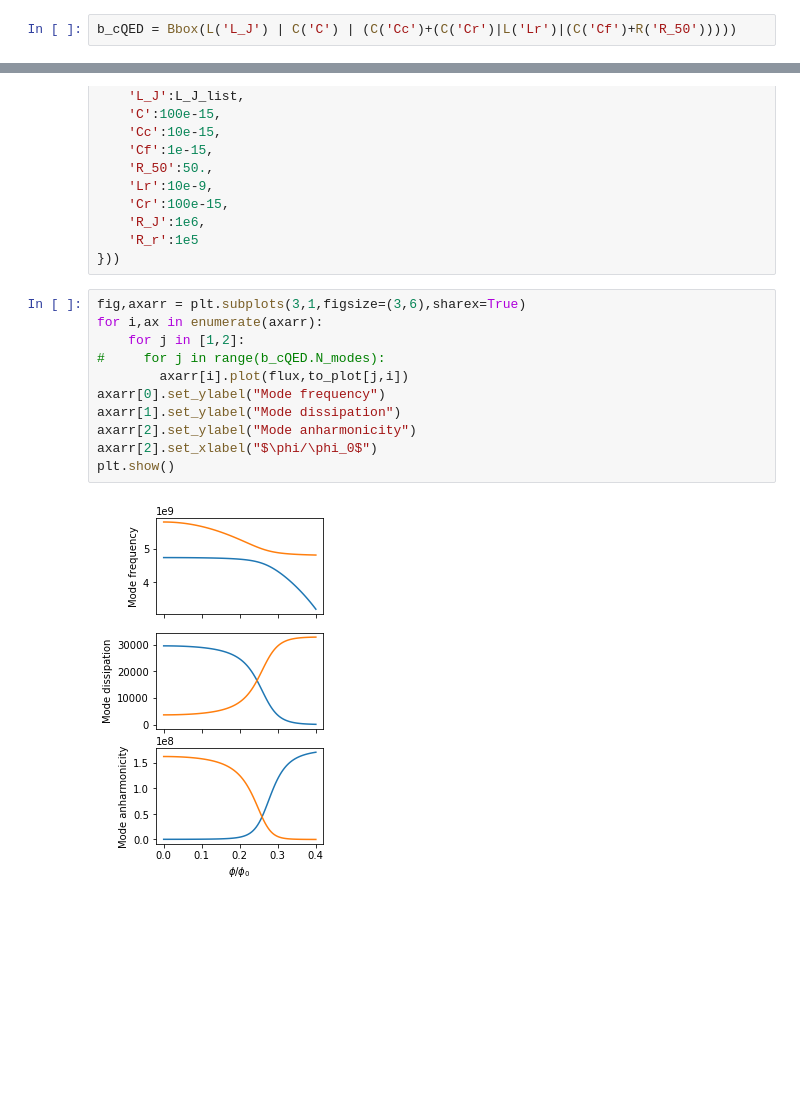
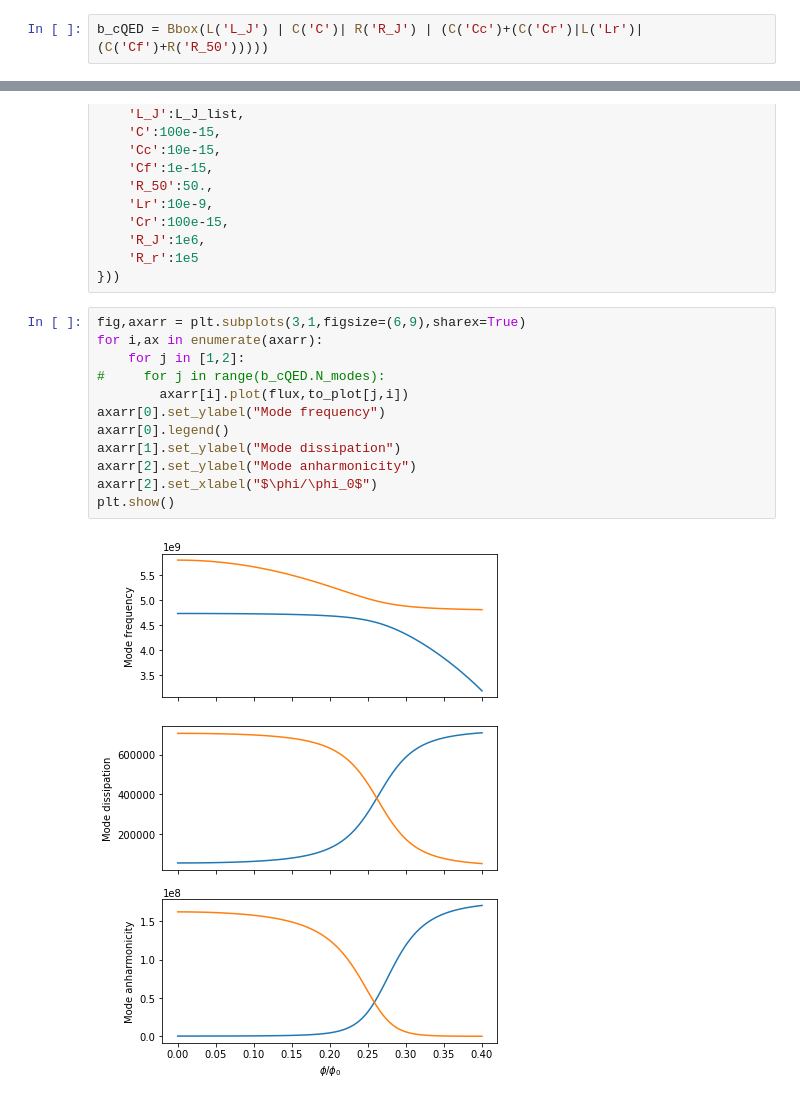
Before and after one commit to qucat/qucat, a Jupyter notebook: Examples.ipynb, the cells around one changed output, grey strips where cells are left out. Cells and saved outputs as stored; diff of their text form; blank space fills up the shorter version.

```diff
--- a/Examples.ipynb
+++ b/Examples.ipynb
@@ -12,7 +11,7 @@ from core import Bbox
 - Elements are assembled in series using the add symbol + and in parallel using |
 - The circuit must be start with the junction and all other elements should be added in parallel. All circuits will hence start with L('L_J') | ....
 # %%
-b_cQED = Bbox(L('L_J') | C('C') | (C('Cc')+(C('Cr')|L('Lr')|(C('Cf')+R('R_50')))))
+b_cQED = Bbox(L('L_J') | C('C')| R('R_J') | (C('Cc')+(C('Cr')|L('Lr')|(C('Cf')+R('R_50')))))
 # %%
 b_cQED.draw()
 # %% [output]
@@ -37,15 +37,16 @@ to_plot =  np.array(b_cQED.normalmodes({
     'R_r':1e5
 }))
 # %%
-fig,axarr = plt.subplots(3,1,figsize=(3,6),sharex=True)
+fig,axarr = plt.subplots(3,1,figsize=(6,9),sharex=True)
 for i,ax in enumerate(axarr):
     for j in [1,2]:
 #     for j in range(b_cQED.N_modes):
         axarr[i].plot(flux,to_plot[j,i])
 axarr[0].set_ylabel("Mode frequency")
+axarr[0].legend()
 axarr[1].set_ylabel("Mode dissipation")
 axarr[2].set_ylabel("Mode anharmonicity")
 axarr[2].set_xlabel("$\phi/\phi_0$")
 plt.show()
 # %% [output]
-[figure, old version]
+[figure, new version]
```
Also changed, not shown: parts of 2 cells of this notebook, 1 other file.
